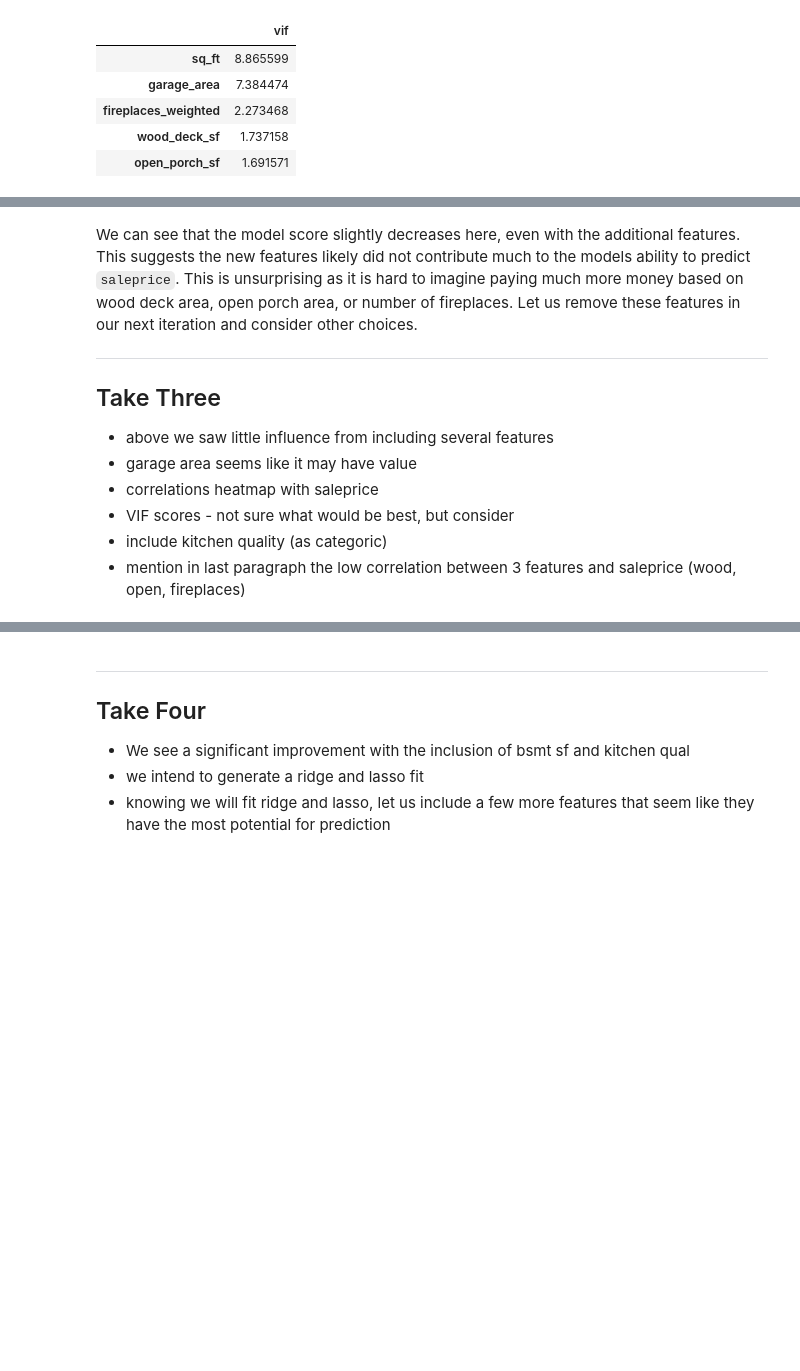
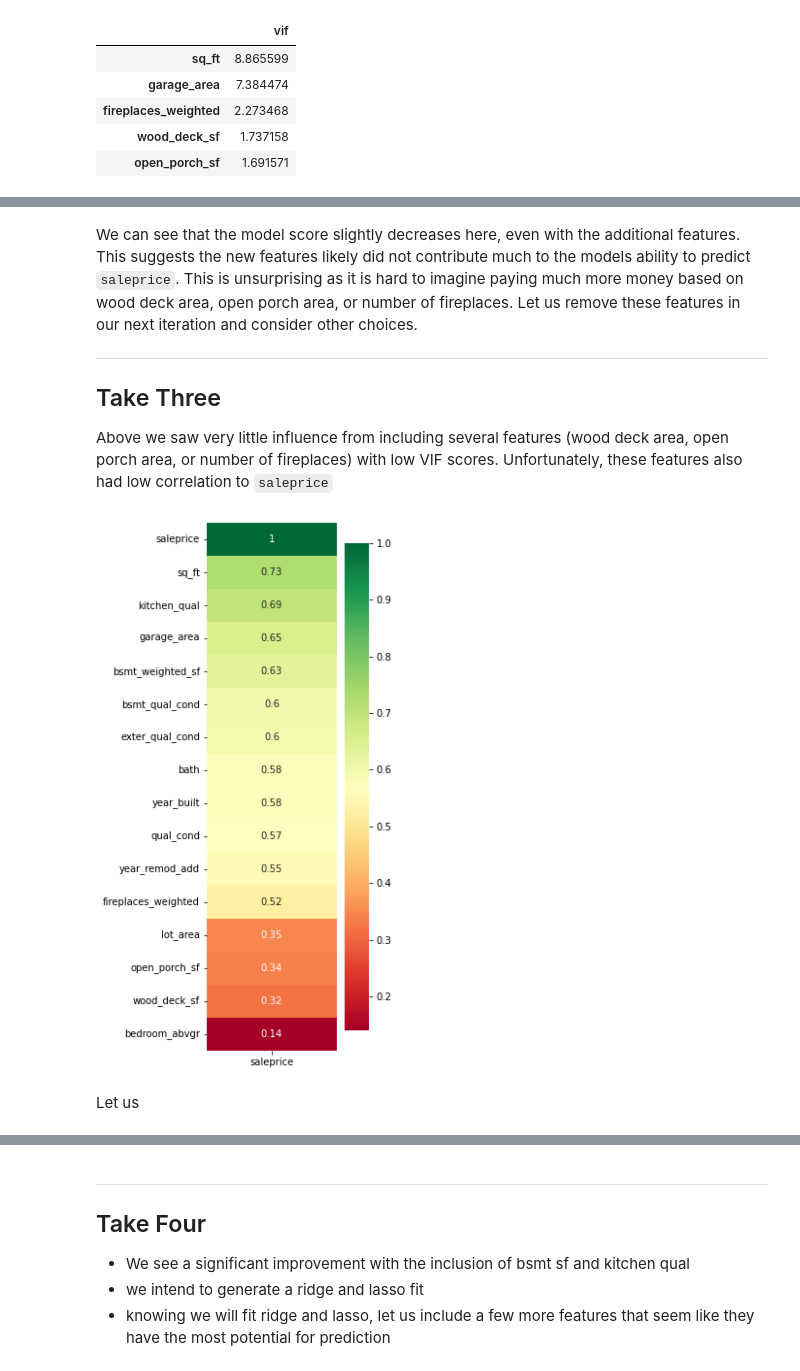
Before and after one commit to jguo052/Ames-Housing-Price-Regression, a Jupyter notebook: code/03_modeling.ipynb, the cells around one changed output, grey strips where cells are left out. Cells and saved outputs as stored; diff of their text form; code cells hidden in the pictures; blank space fills up the shorter version.

```diff
--- a/code/03_modeling.ipynb
+++ b/code/03_modeling.ipynb
@@ -300,9 +324,12 @@ We can see that the model score slightly decreases here, even with the additiona
 
 ## Take Three
 
-- above we saw little influence from including several features
-- garage area seems like it may have value
-- correlations heatmap with saleprice
-- VIF scores - not sure what would be best, but consider
-- include kitchen quality (as categoric)
-- mention in last paragraph the low correlation between 3 features and saleprice (wood, open, fireplaces)
+Above we saw very little influence from including several features (wood deck area, open porch area, or number of fireplaces) with low VIF scores. Unfortunately, these features also had low correlation to `saleprice`
+# %%
+plt.figure(figsize = (3, 10))
+corr = house.corr()[['saleprice']].sort_values(by = 'saleprice', ascending = False)
+sns.heatmap(corr, cmap = 'RdYlGn', annot = True);
+# %% [output]
+[figure, added]
+# %% [markdown]
+Let us
```
Also changed, not shown: parts of 29 cells of this notebook, 2 other files.
